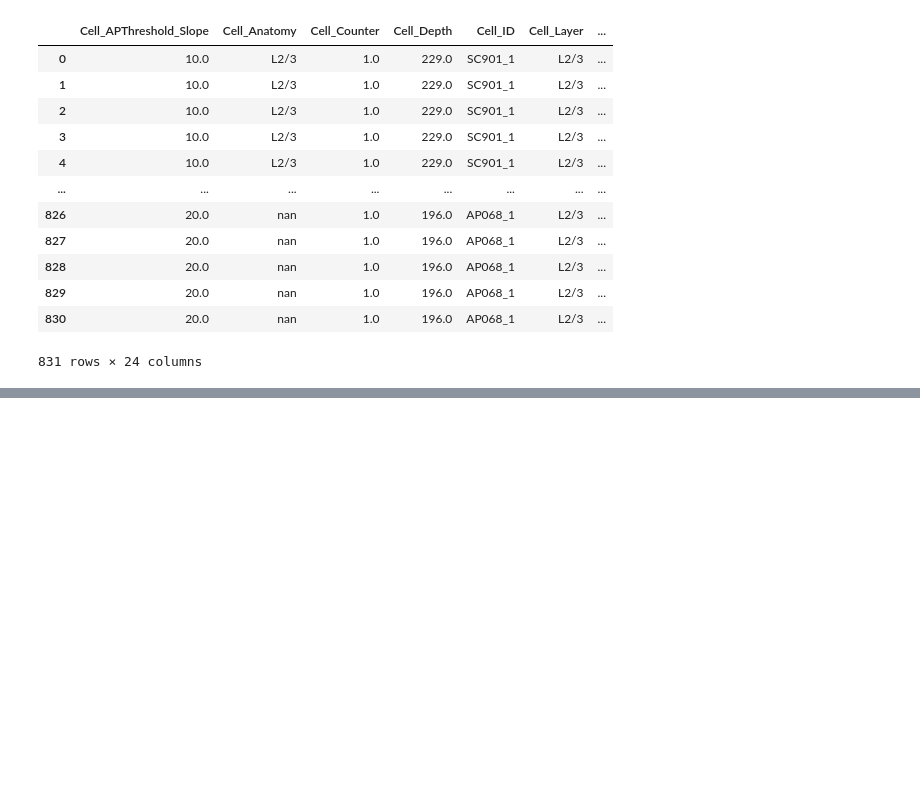
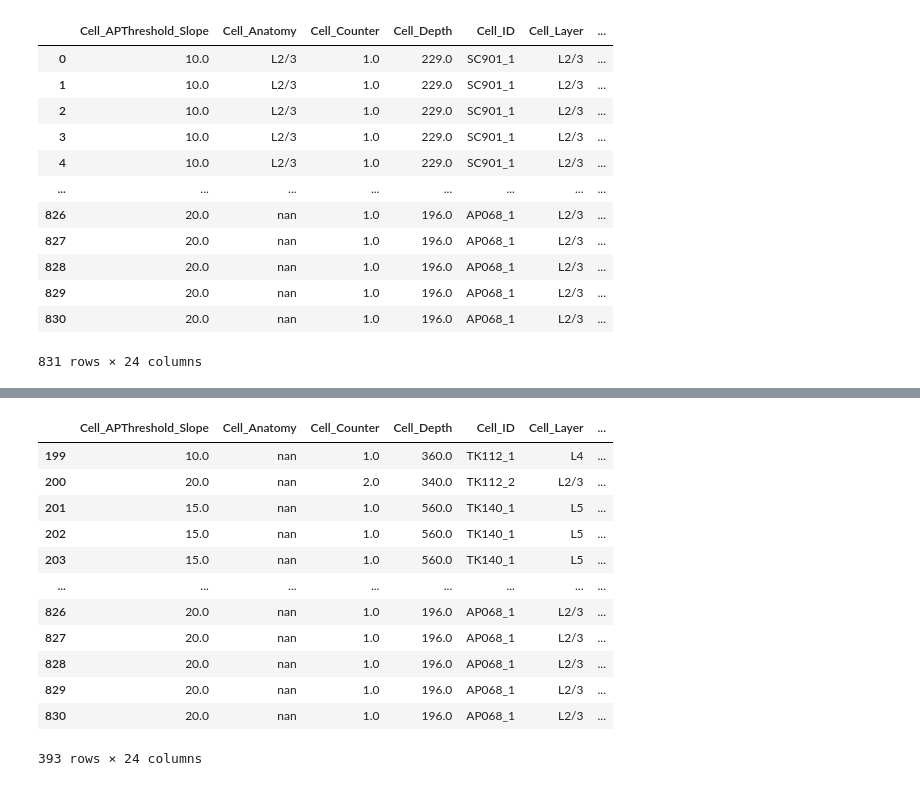
Before and after one commit to mariscoglio/bio482_cell_classifier, a Jupyter notebook: wesley.ipynb, the cells around one changed output, grey strips where cells are left out. Saved outputs shown, nothing was run; the diff lists cells and outputs as text; code cells hidden in the pictures; blank space fills up the shorter version.

```diff
--- a/wesley.ipynb
+++ b/wesley.ipynb
@@ -22,0 +75,16 @@ from neurasort.bio482.helpers import Function_Detect_APs
+# %%
+data_free_whisking.drop()
+# %% [output]
+|  | Cell_APThreshold_Slope | Cell_Anatomy | Cell_Counter | Cell_Depth | Cell_ID | Cell_Layer | ... |
+| 199 | 10.0 | nan | 1.0 | 360.0 | TK112_1 | L4 | ... |
+| 200 | 20.0 | nan | 2.0 | 340.0 | TK112_2 | L2/3 | ... |
+| 201 | 15.0 | nan | 1.0 | 560.0 | TK140_1 | L5 | ... |
+| 202 | 15.0 | nan | 1.0 | 560.0 | TK140_1 | L5 | ... |
+| 203 | 15.0 | nan | 1.0 | 560.0 | TK140_1 | L5 | ... |
+| ... | ... | ... | ... | ... | ... | ... | ... |
+| 826 | 20.0 | nan | 1.0 | 196.0 | AP068_1 | L2/3 | ... |
+| 827 | 20.0 | nan | 1.0 | 196.0 | AP068_1 | L2/3 | ... |
+| 828 | 20.0 | nan | 1.0 | 196.0 | AP068_1 | L2/3 | ... |
+| 829 | 20.0 | nan | 1.0 | 196.0 | AP068_1 | L2/3 | ... |
+| 830 | 20.0 | nan | 1.0 | 196.0 | AP068_1 | L2/3 | ... |
+393 rows × 24 columns
```
Also changed, not shown: parts of 8 cells of this notebook.
